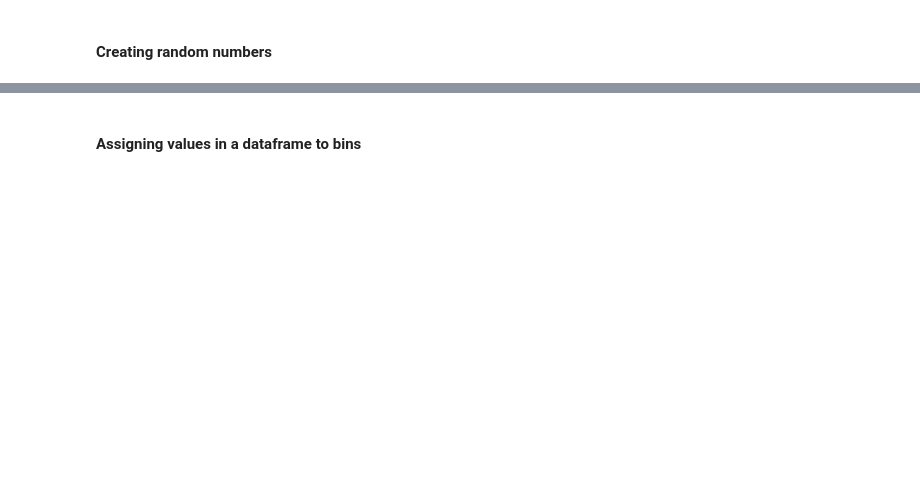
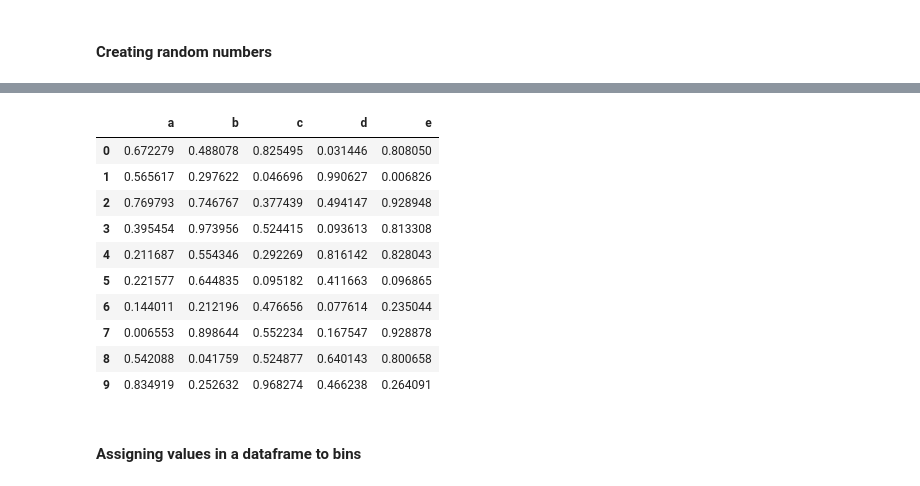
Before and after one commit to rachelpoole/Learning-material, a Jupyter notebook: Learning material.ipynb, the cells around one changed output, grey strips where cells are left out. Cells and saved outputs as stored; diff of their text form; code cells hidden in the pictures; blank space fills up the shorter version.

```diff
--- a/Learning material.ipynb
+++ b/Learning material.ipynb
@@ -128,3 +128,21 @@ pd.DataFrame(data = np.random.random(size = (10, 5)),
+# %%
+# Keep same random numbers
+np.random.seed(99)
+df = pd.DataFrame(data = np.random.random(size = (10, 5)),
+             columns = list('abcde'))
+df
+# %% [output]
+|  | a | b | c | d | e |
+| 0 | 0.672279 | 0.488078 | 0.825495 | 0.031446 | 0.808050 |
+| 1 | 0.565617 | 0.297622 | 0.046696 | 0.990627 | 0.006826 |
+| 2 | 0.769793 | 0.746767 | 0.377439 | 0.494147 | 0.928948 |
+| 3 | 0.395454 | 0.973956 | 0.524415 | 0.093613 | 0.813308 |
+| 4 | 0.211687 | 0.554346 | 0.292269 | 0.816142 | 0.828043 |
+| 5 | 0.221577 | 0.644835 | 0.095182 | 0.411663 | 0.096865 |
+| 6 | 0.144011 | 0.212196 | 0.476656 | 0.077614 | 0.235044 |
+| 7 | 0.006553 | 0.898644 | 0.552234 | 0.167547 | 0.928878 |
+| 8 | 0.542088 | 0.041759 | 0.524877 | 0.640143 | 0.800658 |
+| 9 | 0.834919 | 0.252632 | 0.968274 | 0.466238 | 0.264091 |
 # %% [markdown]
 #### Assigning values in a dataframe to bins
 # %%
```
Also changed, not shown: parts of 19 cells of this notebook.
